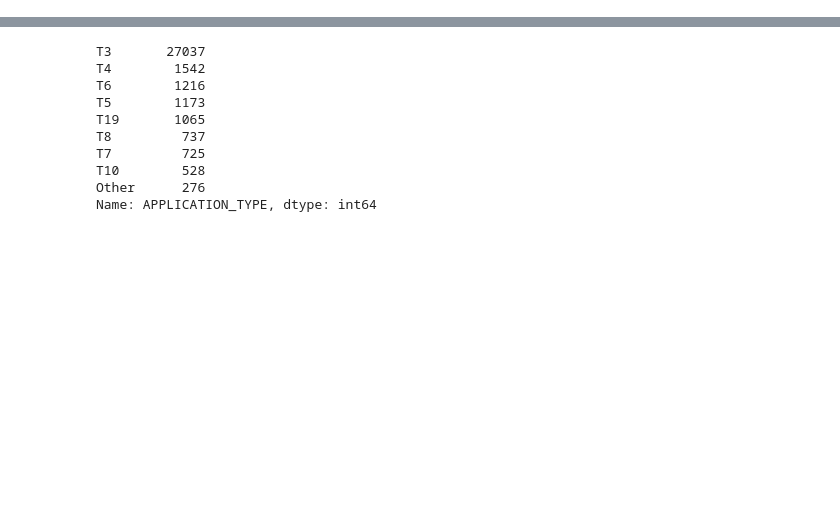
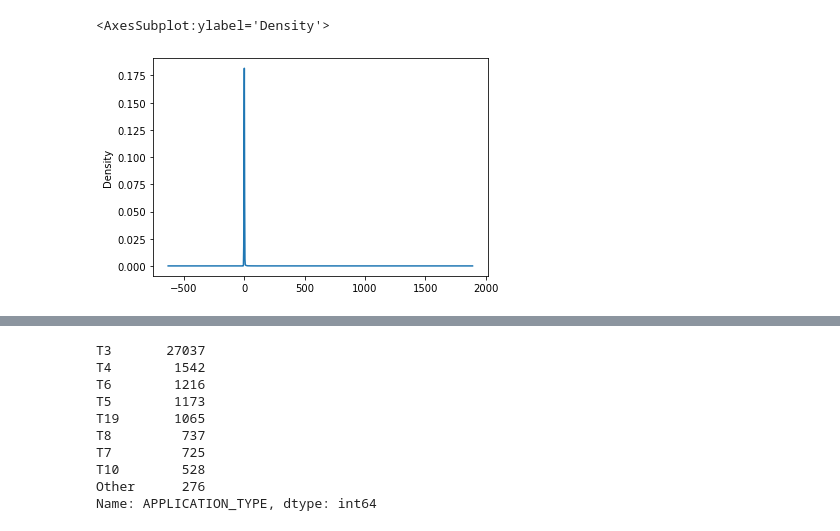
Before and after one commit to KammRamm675/Neural_Network_Charity_Analysis, a Jupyter notebook: AlphabetSoupCharity_Optimzation.ipynb, the cells around one changed output, grey strips where cells are left out. Drawn from its saved outputs; the diff is of its cells as text; code cells hidden in the pictures; blank space fills up the shorter version.

```diff
--- a/AlphabetSoupCharity_Optimzation.ipynb
+++ b/AlphabetSoupCharity_Optimzation.ipynb
@@ -15,6 +15,3 @@ application_df.head()
 | 2 | 10547893 | ST CLOUD PROFESSIONAL FIREFIGHTERS | T5 | CompanySponsored | C3000 | ProductDev | Association | 1 | ... |
 | 3 | 10553066 | SOUTHSIDE ATHLETIC ASSOCIATION | T3 | CompanySponsored | C2000 | Preservation | Trust | 1 | ... |
 | 4 | 10556103 | GENETIC RESEARCH INSTITUTE OF THE... | T3 | Independent | C1000 | Heathcare | Trust | 1 | ... |
-# %%
-# Drop the non-beneficial ID columns, 'EIN' and 'NAME'.
-application_df.drop(['EIN', 'NAME'], axis=1, inplace=True)
@@ -64,0 +25,2 @@ application_types.plot.density()
+# %%
+application_df = application_df.drop(["EIN"],1)
@@ -64,0 +42,4 @@ application_types.plot.density()
+# %%
+name_counts = application_df.NAME.value_counts()
+
+name_counts[name_counts>5]
@@ -64,0 +74,5 @@ application_types.plot.density()
+# %%
+name_counts.plot.density()
+# %% [output]
+<AxesSubplot:ylabel='Density'>
+[figure, added]
```
Also changed, not shown: parts of 27 cells of this notebook.
